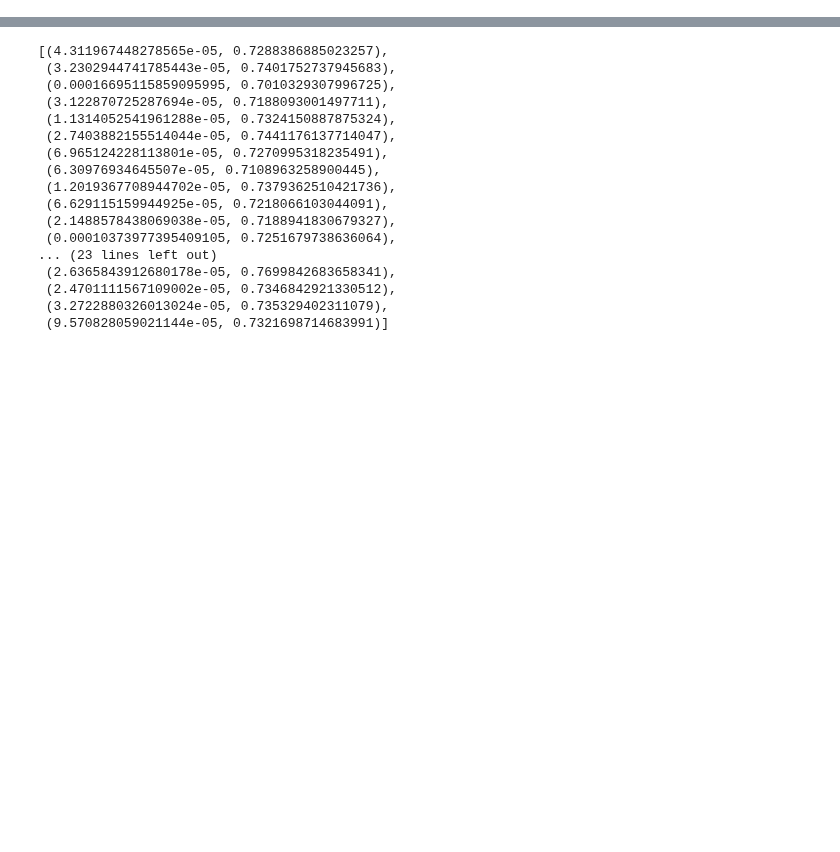
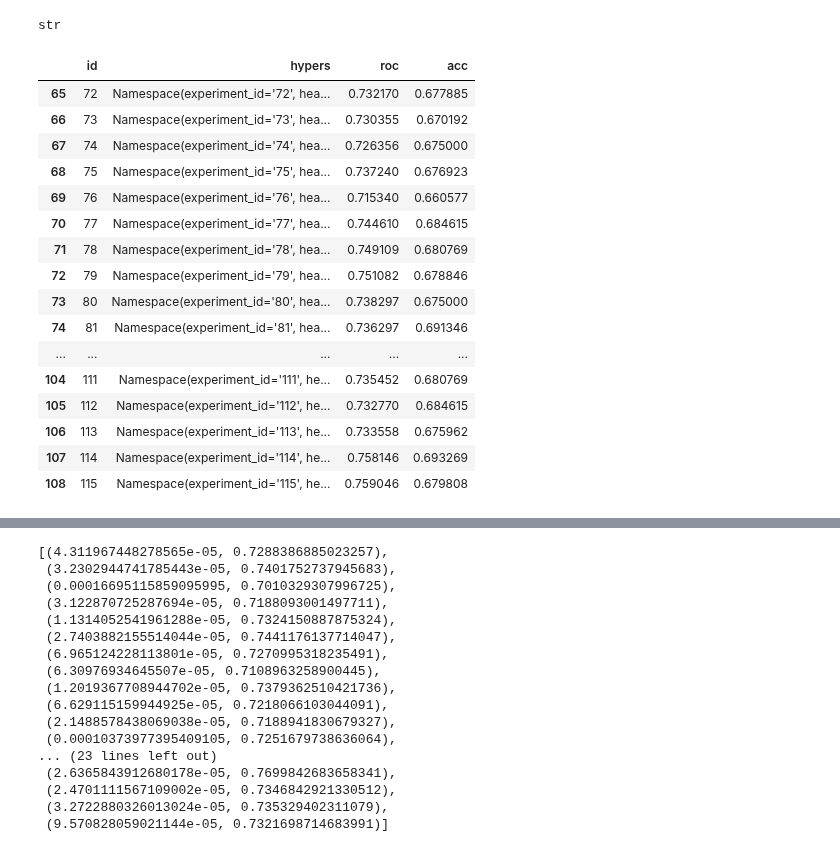
Before and after one commit to slawekslex/dl_experiments, a Jupyter notebook: Hateful/VisResults.ipynb, the cells around one changed output, grey strips where cells are left out. Saved outputs shown, nothing was run; the diff lists cells and outputs as text; code cells hidden in the pictures; blank space fills up the shorter version.

```diff
--- a/Hateful/VisResults.ipynb
+++ b/Hateful/VisResults.ipynb
@@ -2,5 +2,9 @@
 import pandas as pd
 from argparse import Namespace
 import matplotlib.pyplot as plt
+# %%
+type('abc')
+# %% [output]
+str
 # %%
 res =pd.read_csv('exp_results.csv')
@@ -9,3 +11,24 @@ res =pd.read_csv('exp_results.csv')
+# %%
+res=res[65:]
+res
+# %% [output]
+|  | id | hypers | roc | acc |
+| 65 | 72 | Namespace(experiment_id='72', hea... | 0.732170 | 0.677885 |
+| 66 | 73 | Namespace(experiment_id='73', hea... | 0.730355 | 0.670192 |
+| 67 | 74 | Namespace(experiment_id='74', hea... | 0.726356 | 0.675000 |
+| 68 | 75 | Namespace(experiment_id='75', hea... | 0.737240 | 0.676923 |
+| 69 | 76 | Namespace(experiment_id='76', hea... | 0.715340 | 0.660577 |
+| 70 | 77 | Namespace(experiment_id='77', hea... | 0.744610 | 0.684615 |
+| 71 | 78 | Namespace(experiment_id='78', hea... | 0.749109 | 0.680769 |
+| 72 | 79 | Namespace(experiment_id='79', hea... | 0.751082 | 0.678846 |
+| 73 | 80 | Namespace(experiment_id='80', hea... | 0.738297 | 0.675000 |
+| 74 | 81 | Namespace(experiment_id='81', hea... | 0.736297 | 0.691346 |
+| ... | ... | ... | ... | ... |
+| 104 | 111 | Namespace(experiment_id='111', he... | 0.735452 | 0.680769 |
+| 105 | 112 | Namespace(experiment_id='112', he... | 0.732770 | 0.684615 |
+| 106 | 113 | Namespace(experiment_id='113', he... | 0.733558 | 0.675962 |
+| 107 | 114 | Namespace(experiment_id='114', he... | 0.758146 | 0.693269 |
+| 108 | 115 | Namespace(experiment_id='115', he... | 0.759046 | 0.679808 |
 # %%
 #vars(eval(res.iloc[62].hypers))
 # %%
```
Also changed, not shown: parts of 3 cells of this notebook, 4 other files.
